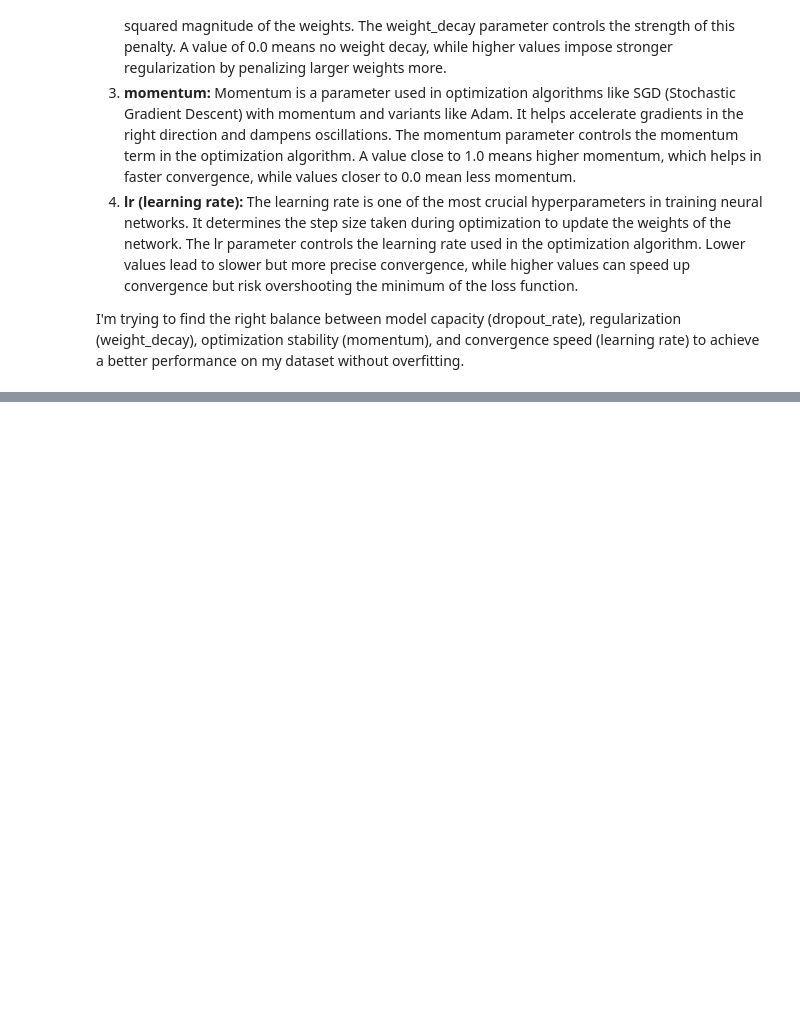
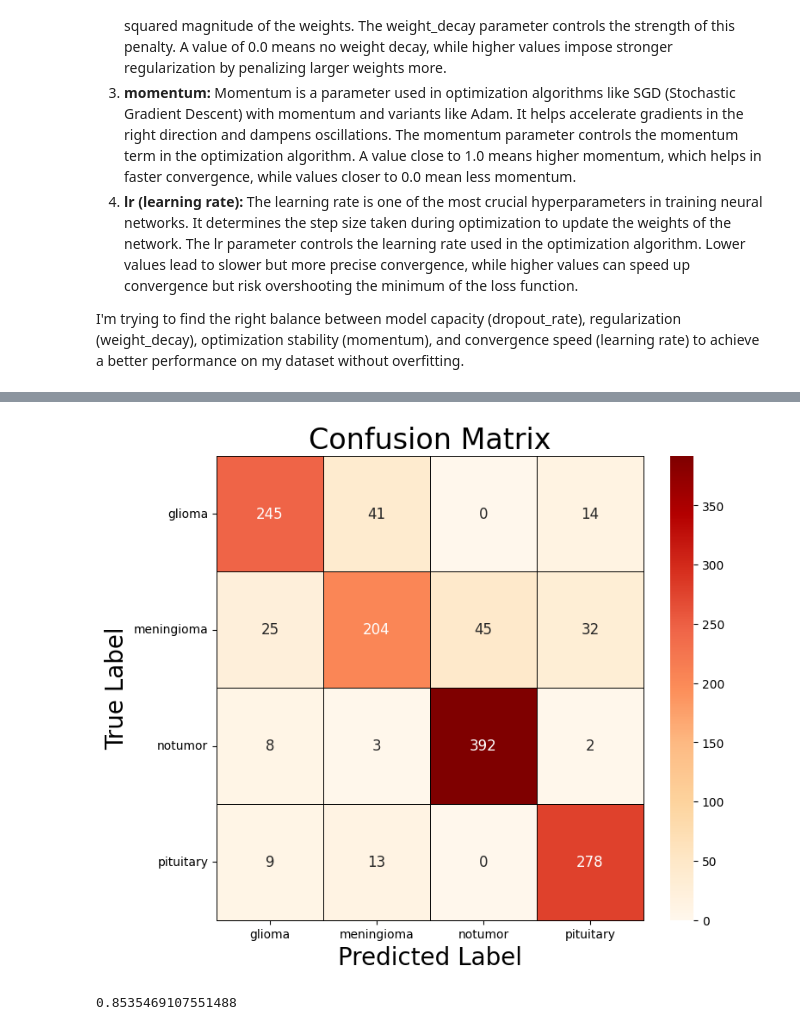
Before and after one commit to helenxtian/brain-tumor-project, a Jupyter notebook: P4_evaluation.ipynb, the cells around one changed output, grey strips where cells are left out. Saved outputs shown, nothing was run; the diff lists cells and outputs as text; code cells hidden in the pictures; blank space fills up the shorter version.

```diff
--- a/P4_evaluation.ipynb
+++ b/P4_evaluation.ipynb
@@ -656,0 +718,18 @@ grid_search.get_params().keys()
+# %%
+class CFG:
+    DEVICE = 'cuda' if torch.cuda.is_available() else 'cpu'
+    NUM_DEVICES = torch.cuda.device_count()
+    NUM_WORKERS = os.cpu_count()
+    NUM_CLASSES = 4
+    EPOCHS = 16
+    BATCH_SIZE = (32 if torch.cuda.device_count() < 2 else (32 * torch.cuda.device_count()))
+    LR = 1e-4  # Updated learning rate
+    APPLY_SHUFFLE = True
+    SEED = 768
+    HEIGHT = 224
+    WIDTH = 224
+    CHANNELS = 3
+    IMAGE_SIZE = (224, 224, 3)
+    DROPOUT_RATE = 0.0  # Added dropout rate
+    WEIGHT_DECAY = 0.0  # Added weight decay
+    MOMENTUM = 0.9  # Added momentum
@@ -656,0 +771,4 @@ grid_search.get_params().keys()
+# %%
+efficientnet_test_probs = predict(efficientnet_model, test_loader, CFG.DEVICE)
+# %%
+efficientnet_test_preds = np.argmax(efficientnet_test_probs, axis=1)
@@ -656,0 +800,8 @@ grid_search.get_params().keys()
+# %%
+plot_confusion_matrix(test_labels, efficientnet_test_preds, figsize=(8,7), classes=test_ds.classes)
+# %% [output]
+[figure, added]
+# %%
+accuracy_score(test_labels, efficientnet_test_preds)
+# %% [output]
+0.8535469107551488
```
Also changed, not shown: parts of 18 cells of this notebook, 1 other file.
